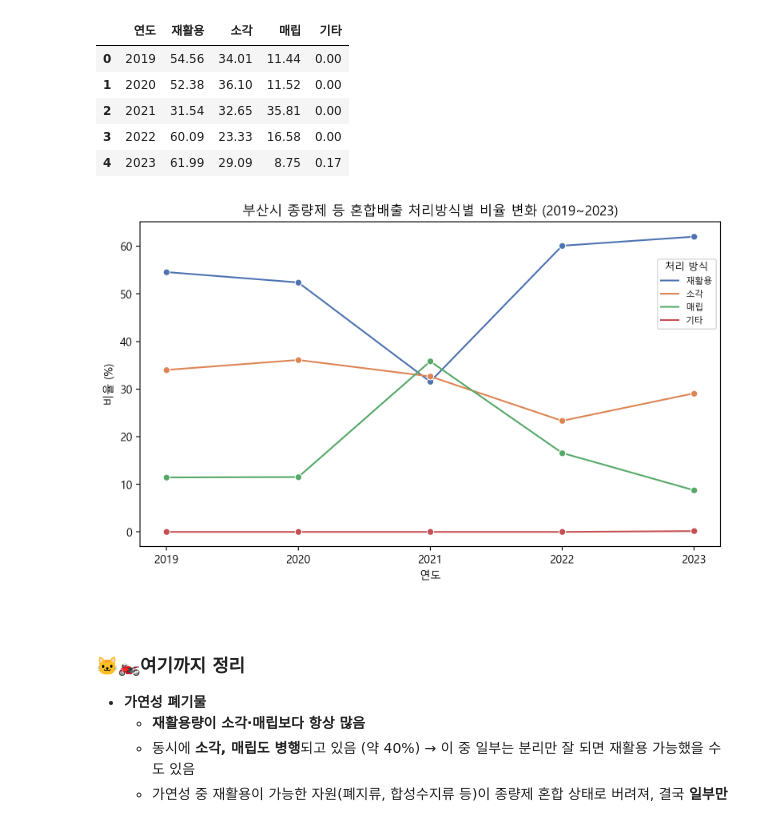
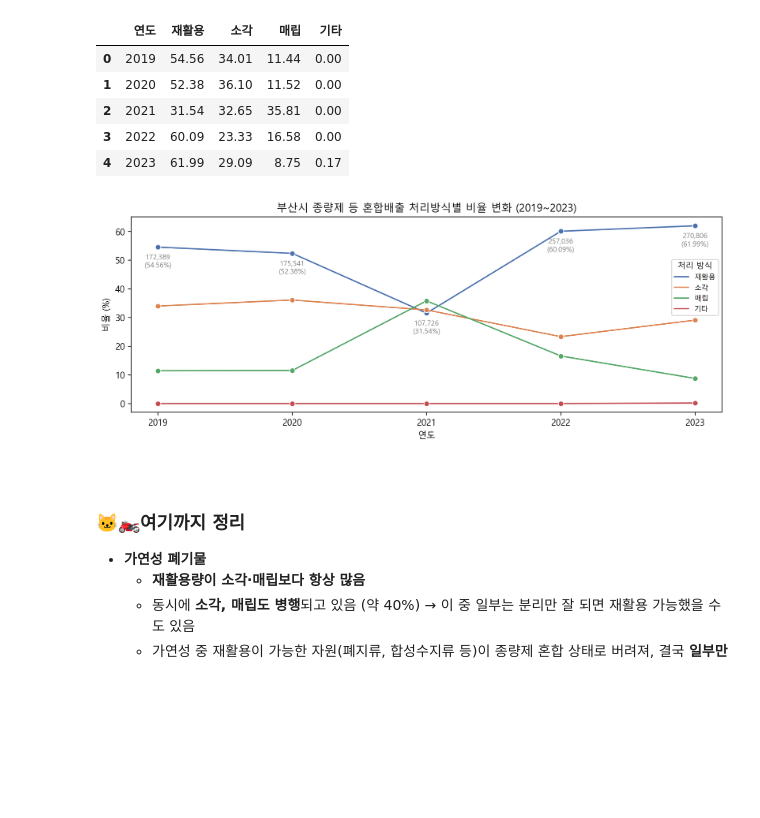
Before and after one commit to kimsang0220/Busan_Big_Data, a Jupyter notebook: KBR/3_폐기물데이터EDA.ipynb, the cells around one changed output. Drawn from its saved outputs; the diff is of its cells as text; code cells hidden in the pictures; blank space fills up the shorter version.

```diff
--- a/KBR/3_폐기물데이터EDA.ipynb
+++ b/KBR/3_폐기물데이터EDA.ipynb
@@ -189,7 +189,7 @@ Name: 폐기물_종류2, dtype: object
 # %%
 # 폐기물_분류 값 일괄 수정
 waste["폐기물_종류"] = waste["폐기물_종류"].replace({
-    "종량제방식 등 혼합배출": "종량제 등 혼합배출",
+    "종량제방식 등 혼합배출": "종량제",
     "재활용 가능자원  분리배출": "재활용 가능자원",
     "음식물류 폐기물 분리배출": "음식물류 분리배출"
 })
@@ -317,7 +317,8 @@ for year in years:
         "연도": year,
         "음식물류 분리배출": yearly_cat_pct.get("음식물류 분리배출", 0),
         "재활용 가능자원": yearly_cat_pct.get("재활용 가능자원", 0),
-        "종량제 등 혼합배출": yearly_cat_pct.get("종량제 등 혼합배출", 0)
+        "종량제": yearly_cat_pct.get("종량제", 0),
+        "종량제 발생량": int(yearly_cat.get("종량제", 0))  # 실제량 저장
     }
     national_pct.append(row)
 
@@ -445,7 +463,8 @@ for year in years:
         "연도": year,
         "음식물류 분리배출": yearly_cat_pct.get("음식물류 분리배출", 0),
         "재활용 가능자원": yearly_cat_pct.get("재활용 가능자원", 0),
-        "종량제 등 혼합배출": yearly_cat_pct.get("종량제 등 혼합배출", 0)
+        "종량제": yearly_cat_pct.get("종량제", 0),
+        "종량제 발생량": int(yearly_cat.get("종량제", 0))  # 실제량 저장
     }
     data_pct.append(row)
 
@@ -748,7 +784,7 @@ plt.tight_layout()
 # 부산시 종량제 방식 데이터
 waste_busan_jong = waste[
     (waste["시도"] == "부산") &
-    (waste["폐기물_종류"] == "종량제 등 혼합배출")
+    (waste["폐기물_종류"] == "종량제")
 ]
 waste_busan_jong
 # %% [output]
@@ -863,22 +899,38 @@ yearly_pct
 | 3 | 2022 | 60.09 | 23.33 | 16.58 | 0.00 |
 | 4 | 2023 | 61.99 | 29.09 | 8.75 | 0.17 |
 # %%
-plt.figure(figsize=(8, 5))
+plt.figure(figsize=(10, 4))
 sns.lineplot(data=yearly_pct_melted, x="연도", y="비율", hue="처리방식", marker="o", palette="deep")
+
+
+# '재활용'에만 발생량 + 비율 라벨 추가
+for i, row in yearly_pct.iterrows():
+    recycle_pct = row["재활용"]
+    recycle_amt = yearly_totals.loc[row["연도"], "재활용"]
+    plt.annotate(
+        f"{int(recycle_amt):,}\n({recycle_pct}%)",
+        (row["연도"], recycle_pct),
+        textcoords="offset points",
+        xytext=(0, -23),
+        ha='center',
+        fontsize=8,
+        color='gray'
+    )
+
 plt.title("부산시 종량제 등 혼합배출 처리방식별 비율 변화 (2019~2023)", fontsize=12)
 plt.ylabel("비율 (%)")
 plt.xlabel("연도")
 plt.xticks(yearly_pct["연도"])
 plt.legend(
     title="처리 방식",
     fontsize=8,
     title_fontsize=9,
     loc='upper right',
-    bbox_to_anchor=(1, 0.9)
+    bbox_to_anchor=(1, 0.8)
 )
 plt.tight_layout()
 # %% [output]
-[figure, old version]
+[figure, new version]
 # %% [markdown]
 <br>
 
```
Also changed, not shown: parts of 6 cells of this notebook.
